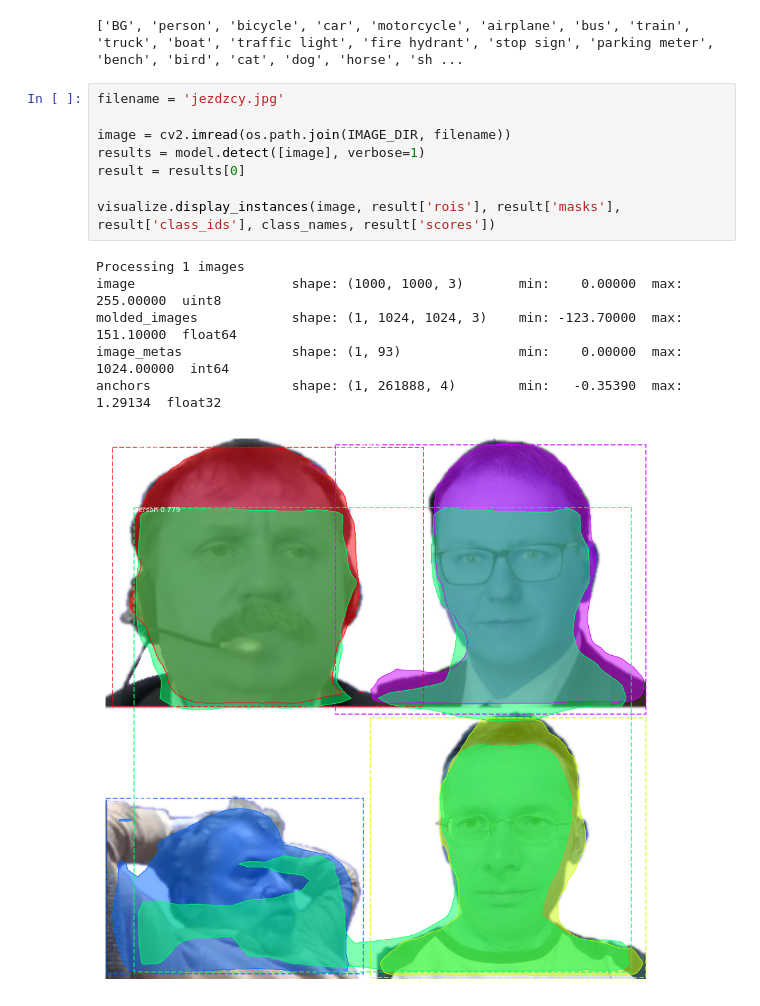
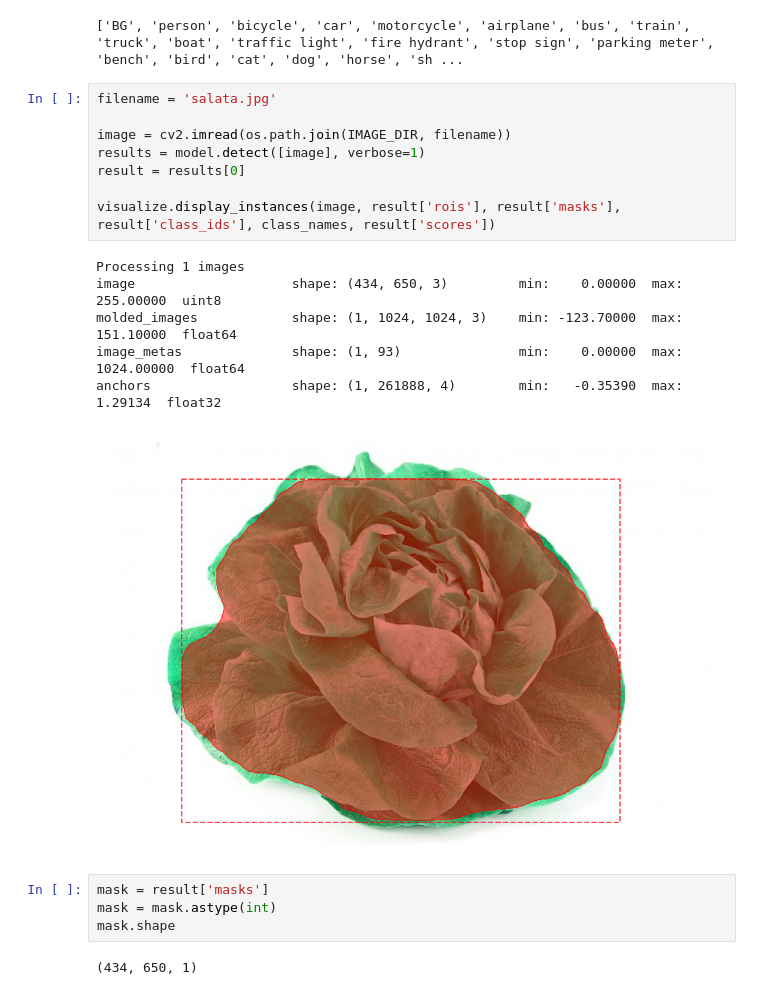
Before and after one commit to Szczempus/computer-vision, a Jupyter notebook: Mask_RCNN.ipynb, the cells around one changed output. Saved outputs shown, nothing was run; the diff lists cells and outputs as text.

```diff
--- a/Mask_RCNN.ipynb
+++ b/Mask_RCNN.ipynb
@@ -123,17 +128,23 @@ print(class_names)
 # %% [output]
 ['BG', 'person', 'bicycle', 'car', 'motorcycle', 'airplane', 'bus', 'train', 'truck', 'boat', 'traffic light', 'fire hydrant', 'stop sign', 'parking meter', 'bench', 'bird', 'cat', 'dog', 'horse', 'sh ...
 # %%
-filename = 'jezdzcy.jpg'
+filename = 'salata.jpg'
 
 image = cv2.imread(os.path.join(IMAGE_DIR, filename))
 results = model.detect([image], verbose=1)
 result = results[0]
 
 visualize.display_instances(image, result['rois'], result['masks'], result['class_ids'], class_names, result['scores'])
 # %% [output]
 Processing 1 images
-image                    shape: (1000, 1000, 3)       min:    0.00000  max:  255.00000  uint8
+image                    shape: (434, 650, 3)         min:    0.00000  max:  255.00000  uint8
 molded_images            shape: (1, 1024, 1024, 3)    min: -123.70000  max:  151.10000  float64
-image_metas              shape: (1, 93)               min:    0.00000  max: 1024.00000  int64
+image_metas              shape: (1, 93)               min:    0.00000  max: 1024.00000  float64
 anchors                  shape: (1, 261888, 4)        min:   -0.35390  max:    1.29134  float32
-[figure, old version]
+[figure, new version]
+# %%
+mask = result['masks']
+mask = mask.astype(int)
+mask.shape
+# %% [output]
+(434, 650, 1)
```
Also changed, not shown: parts of 5 cells of this notebook.
